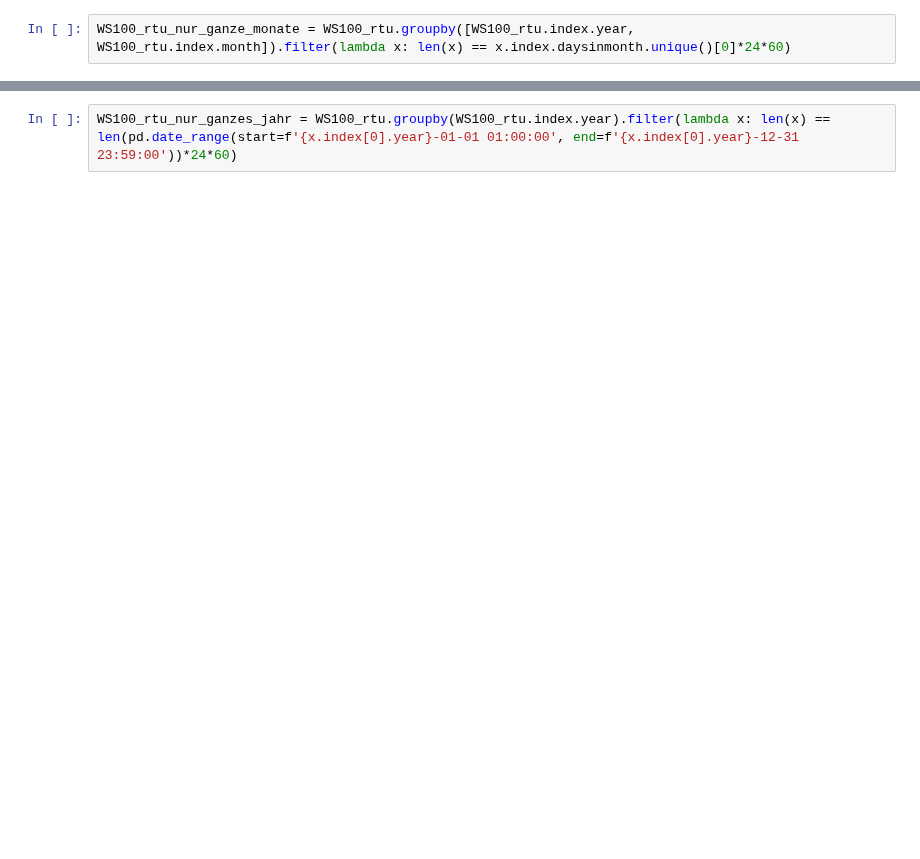
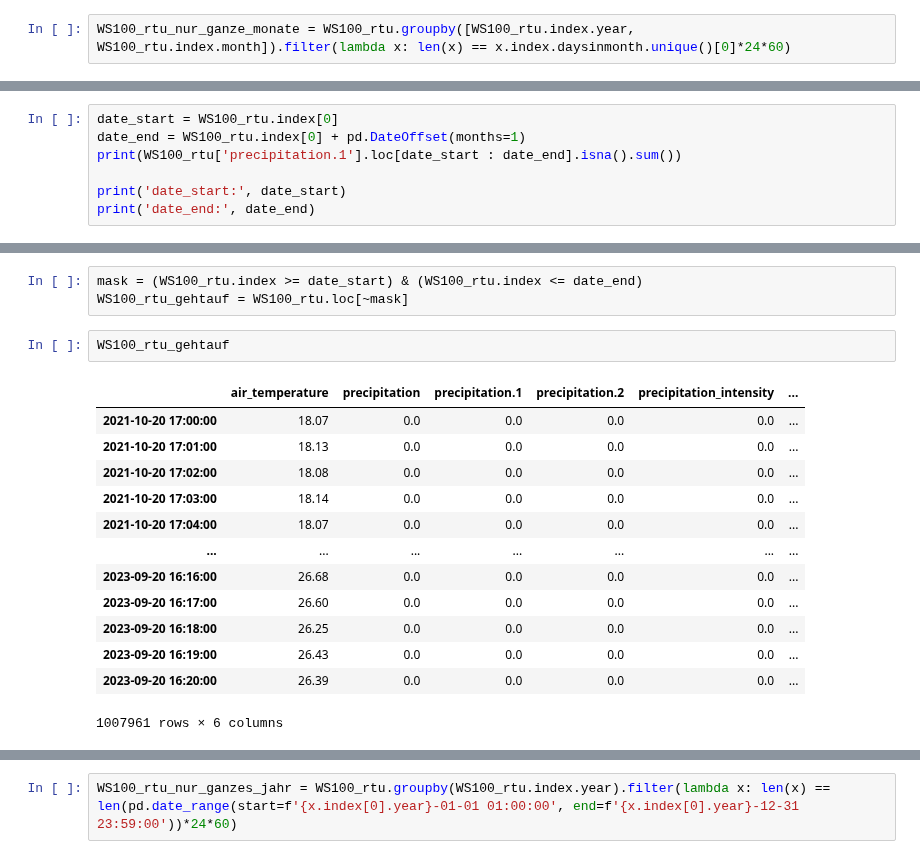
Before and after one commit to Nicholas202024/Hiwi_Code, a Jupyter notebook: statistik_summen.ipynb, the cells around one changed output, grey strips where cells are left out. Saved outputs shown, nothing was run; the diff lists cells and outputs as text; blank space fills up the shorter version.

```diff
--- a/statistik_summen.ipynb
+++ b/statistik_summen.ipynb
@@ -134,0 +182,7 @@ WS100_rtu_nur_ganze_monate = WS100_rtu.groupby([WS100_rtu.index.year, WS100_rtu.
+# %%
+date_start = WS100_rtu.index[0]
+date_end = WS100_rtu.index[0] + pd.DateOffset(months=1)
+print(WS100_rtu['precipitation.1'].loc[date_start : date_end].isna().sum())
+
+print('date_start:', date_start)
+print('date_end:', date_end)
@@ -134,0 +193,19 @@ WS100_rtu_nur_ganze_monate = WS100_rtu.groupby([WS100_rtu.index.year, WS100_rtu.
+# %%
+mask = (WS100_rtu.index >= date_start) & (WS100_rtu.index <= date_end)
+WS100_rtu_gehtauf = WS100_rtu.loc[~mask]
+# %%
+WS100_rtu_gehtauf
+# %% [output]
+|  | air_temperature | precipitation | precipitation.1 | precipitation.2 | precipitation_intensity | ... |
+| 2021-10-20 17:00:00 | 18.07 | 0.0 | 0.0 | 0.0 | 0.0 | ... |
+| 2021-10-20 17:01:00 | 18.13 | 0.0 | 0.0 | 0.0 | 0.0 | ... |
+| 2021-10-20 17:02:00 | 18.08 | 0.0 | 0.0 | 0.0 | 0.0 | ... |
+| 2021-10-20 17:03:00 | 18.14 | 0.0 | 0.0 | 0.0 | 0.0 | ... |
+| 2021-10-20 17:04:00 | 18.07 | 0.0 | 0.0 | 0.0 | 0.0 | ... |
+| ... | ... | ... | ... | ... | ... | ... |
+| 2023-09-20 16:16:00 | 26.68 | 0.0 | 0.0 | 0.0 | 0.0 | ... |
+| 2023-09-20 16:17:00 | 26.60 | 0.0 | 0.0 | 0.0 | 0.0 | ... |
+| 2023-09-20 16:18:00 | 26.25 | 0.0 | 0.0 | 0.0 | 0.0 | ... |
+| 2023-09-20 16:19:00 | 26.43 | 0.0 | 0.0 | 0.0 | 0.0 | ... |
+| 2023-09-20 16:20:00 | 26.39 | 0.0 | 0.0 | 0.0 | 0.0 | ... |
+1007961 rows × 6 columns
```
Also changed, not shown: parts of 27 cells of this notebook, 1 other file.
